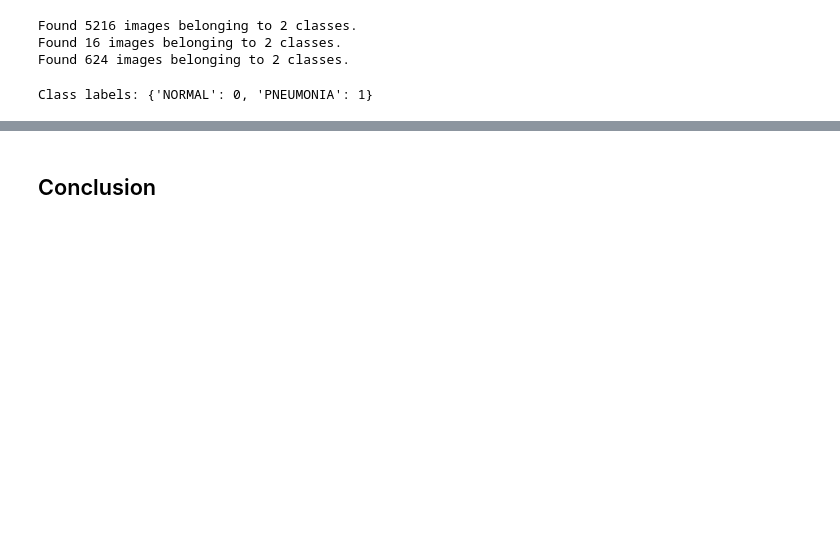
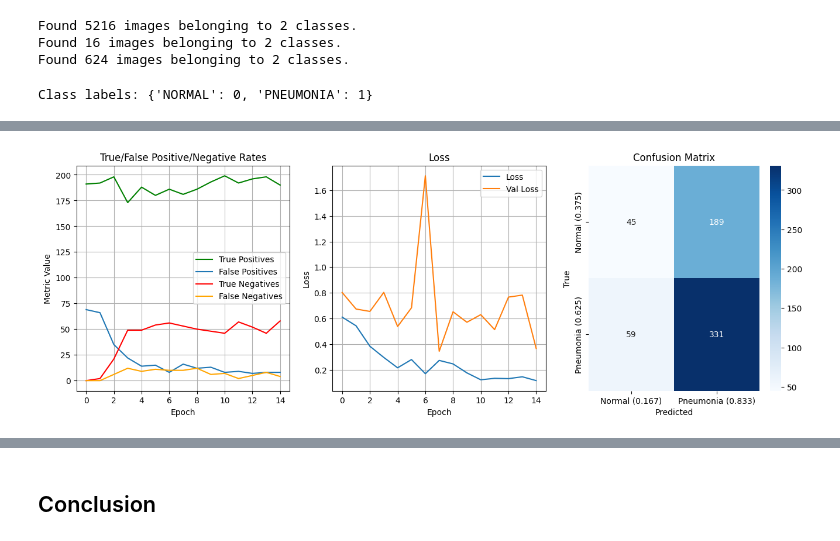
Before and after one commit to samlowe106/ConvolutedPneumoniaDetection, a Jupyter notebook: ConvolutedPneumoniaDetection.ipynb, the cells around one changed output, grey strips where cells are left out. Drawn from its saved outputs; the diff is of its cells as text; code cells hidden in the pictures; blank space fills up the shorter version.

```diff
--- a/ConvolutedPneumoniaDetection.ipynb
+++ b/ConvolutedPneumoniaDetection.ipynb
@@ -487,0 +131,18 @@ Our precision and recall for the pneumonia category is great, but the normal cat
+# %%
+# Using CNN configuration from tensorflow tutorial: https://www.tensorflow.org/tutorials/images/cnn
+model_1 = tf.keras.models.Sequential([
+    tf.keras.layers.InputLayer(shape=(height, width, channels)),
+    tf.keras.layers.Conv2D(32, (3, 3), activation='relu'),
+    tf.keras.layers.MaxPooling2D(2, 2),
+    tf.keras.layers.Conv2D(64, (3, 3), activation='relu'),
+    tf.keras.layers.MaxPooling2D(2, 2),
+    tf.keras.layers.Conv2D(64, (3, 3), activation='relu'),
+    tf.keras.layers.MaxPooling2D(2, 2),
+    tf.keras.layers.Flatten(),
+    tf.keras.layers.Dense(1, activation='sigmoid')
+])
+
+optimizer = tf.keras.optimizers.Adam(learning_rate=0.001)
+
+model_1.compile(optimizer=optimizer, loss=tf.keras.losses.BinaryCrossentropy(), metrics=metrics)
+model_1.summary()
@@ -487,0 +200,40 @@ Our precision and recall for the pneumonia category is great, but the normal cat
+# %%
+def summary_graphics(history, model):
+    y_pred = np.round(model.predict(test_generator))
+    fig, ax = plt.subplots(1, 3)
+    fig.set_size_inches(16, 5)
+    ax.flatten()
+
+    # true/false positive/negative rates (better than accuracy for imbalanced data!)
+    ax[0].plot(history.history['tp'], label = 'True Positives', color='g')
+    ax[0].plot(history.history['fp'], label = 'False Positives')
+    ax[0].plot(history.history['tn'], label = 'True Negatives', color='r')
+    ax[0].plot(history.history['fn'], label = 'False Negatives', color='orange')
+    ax[0].grid(True)
+    ax[0].set_xlabel('Epoch')
+    ax[0].set_ylabel('Metric Value')
+    ax[0].legend(loc='right')
+    ax[0].set_title('True/False Positive/Negative Rates')
+
+    # loss
+    ax[1].plot(history.history['loss'], label='Loss')
+    ax[1].plot(history.history['val_loss'], label = 'Val Loss')
+    ax[1].grid(True)
+    ax[1].set_xlabel('Epoch')
+    ax[1].set_ylabel('Loss')
+    ax[1].legend(loc='upper right')
+    ax[1].set_title('Loss')
+
+    # confusion matrix
+    cm = confusion_matrix(y_true, y_pred)
+    sb.heatmap(cm, annot=True, fmt='d', cmap='Blues', ax=ax[2])
+    ax[2].set_xlabel('Predicted')
+    ax[2].set_ylabel('True')
+    ax[2].xaxis.set_ticklabels([f'Normal ({(cm[0][0] + cm[1][0])/len(y_pred):.3f})', f'Pneumonia ({(cm[0][1] + cm[1][1])/len(y_pred):.3f})'])
+    ax[2].yaxis.set_ticklabels([f'Normal ({(cm[0][0] + cm[0][1])/len(y_pred):.3f})', f'Pneumonia ({(cm[1][0] + cm[1][1])/len(y_pred):.3f})'])
+    ax[2].set_title('Confusion Matrix')
+
+    plt.show()
+
+summary_graphics(history, model_1)
+# %% [output]
@@ -487,0 +241 @@ Our precision and recall for the pneumonia category is great, but the normal cat
+[figure, added]
```
Also changed, not shown: parts of 44 cells of this notebook.
